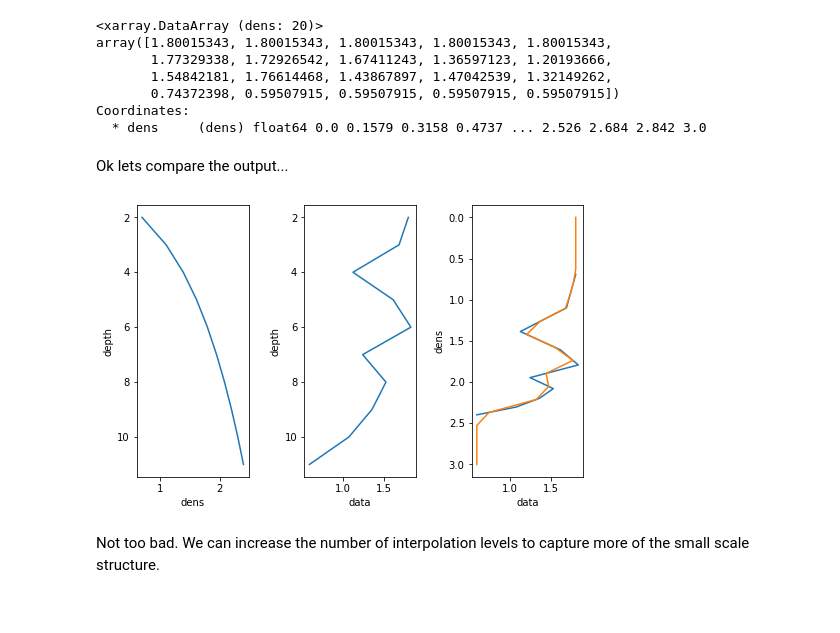
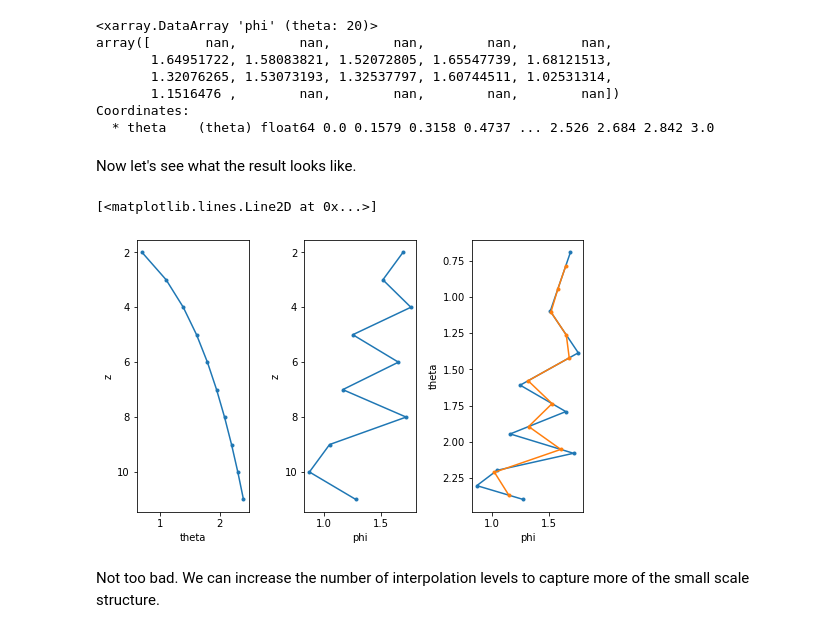
Before and after one commit to xgcm/xgcm, a Jupyter notebook: doc/transform.ipynb, the cells around one changed output. Saved outputs shown, nothing was run; the diff lists cells and outputs as text; code cells hidden in the pictures.

```diff
--- a/doc/transform.ipynb
+++ b/doc/transform.ipynb
@@ -43,39 +61,28 @@ Ok now lets transform `data` to `dens` coordinates using linear interpolation.
 # %%
-# First create a grid object
+# First create an xgcm grid object
+grid = Grid(ds, coords={'Z': {'center':'z'}}, periodic=False)
 
-grid = Grid(ds, coords={'Z':{'center':'depth'}}, periodic=False)
-
-# define the target values in density
-target_values = np.linspace(0,3, 20)
+# define the target values in density, linearly spaced
+theta_target = np.linspace(0, 3, 20)
 
 # and transform
-transformed = grid.transform(ds.data, 'Z', target_values, target_data=ds.dens)
-transformed
+phi_transformed = grid.transform(ds.phi, 'Z', theta_target, target_data=ds.theta)
+phi_transformed
 # %% [output]
-<xarray.DataArray (dens: 20)>
-array([1.80015343, 1.80015343, 1.80015343, 1.80015343, 1.80015343,
-       1.77329338, 1.72926542, 1.67411243, 1.36597123, 1.20193666,
-       1.54842181, 1.76614468, 1.43867897, 1.47042539, 1.32149262,
-       0.74372398, 0.59507915, 0.59507915, 0.59507915, 0.59507915])
+<xarray.DataArray 'phi' (theta: 20)>
+array([       nan,        nan,        nan,        nan,        nan,
+       1.64951722, 1.58083821, 1.52072805, 1.65547739, 1.68121513,
+       1.32076265, 1.53073193, 1.32537797, 1.60744511, 1.02531314,
+       1.1516476 ,        nan,        nan,        nan,        nan])
 Coordinates:
-  * dens     (dens) float64 0.0 0.1579 0.3158 0.4737 ... 2.526 2.684 2.842 3.0
+  * theta    (theta) float64 0.0 0.1579 0.3158 0.4737 ... 2.526 2.684 2.842 3.0
-# %% [markdown]
-Ok lets compare the output...
-# %%
-# Plot the data in depth and density
-
-fig, (ax1, ax2, ax3) = plt.subplots(ncols=3, figsize=[8,5])
-ds.dens.plot(ax=ax1, y='depth', yincrease=False)
-ds.data.plot(ax=ax2, y='depth', yincrease=False)
-ax3.plot(ds.data, ds.dens, )
-transformed.plot(ax=ax3, y='dens',yincrease=False)
-ax3.set_ylabel('dens')
-ax3.set_xlabel('data')
-ax3.yaxis.set_inverted(True)
-
-
-fig.subplots_adjust(wspace=0.5)
-# %% [output]
-[figure, removed]
+# %% [markdown]
+Now let's see what the result looks like.
+# %%
+ax = plot_profile()
+phi_transformed.plot(ax=ax, y='theta', marker='.')
+# %% [output]
+[<matplotlib.lines.Line2D at 0x...>]
+[figure, added]
 # %% [markdown]
 Not too bad. We can increase the number of interpolation levels to capture more of the small scale structure.
```
Also changed, not shown: parts of 56 cells of this notebook, 1 other file.
